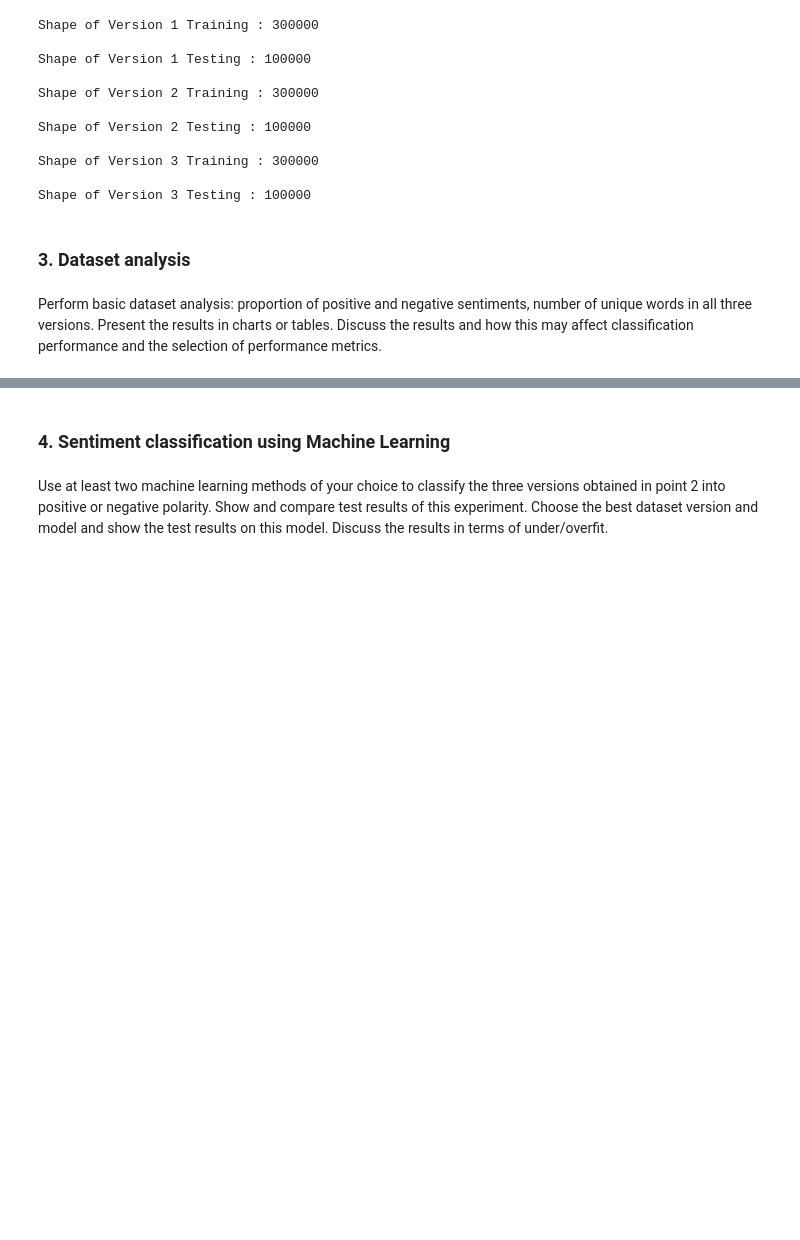
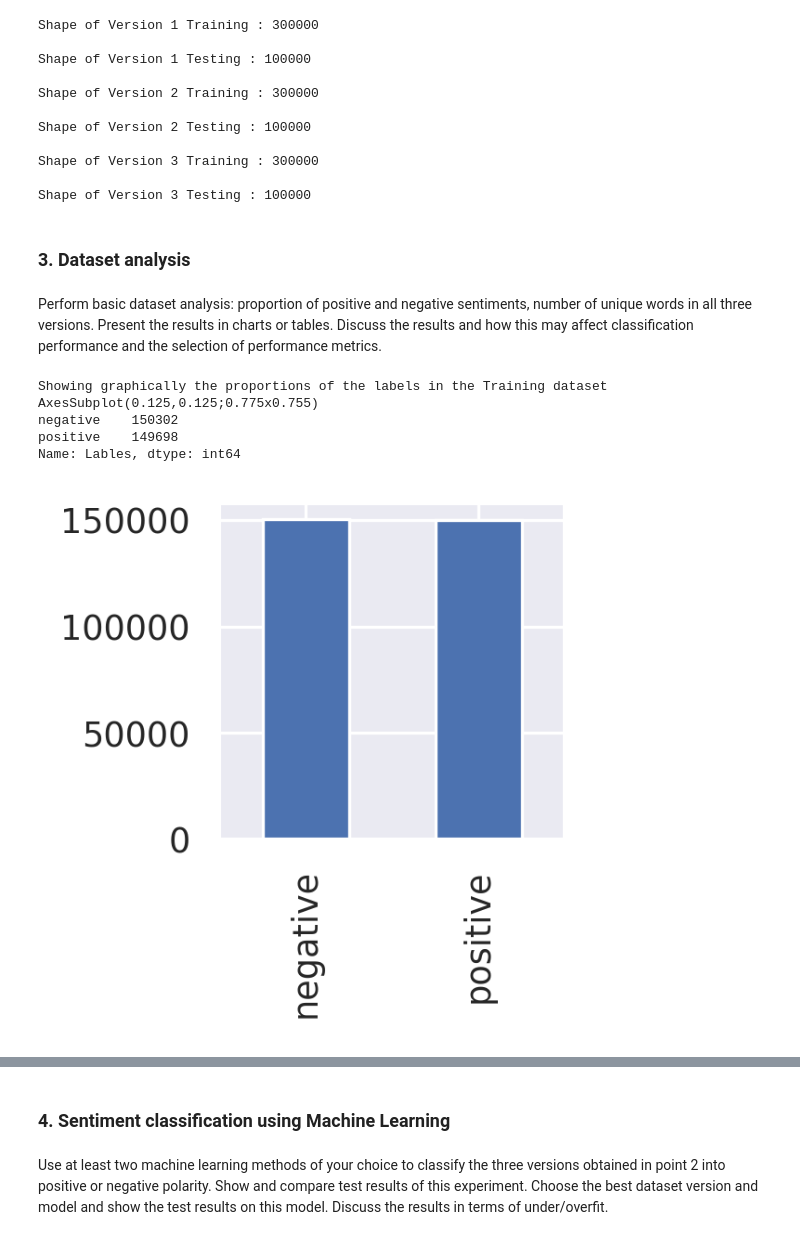
Before and after one commit to Anomaly1702/NLP_Basics, a Jupyter notebook: a1812913_Anubhav_assign1.ipynb, the cells around one changed output, grey strips where cells are left out. Saved outputs shown, nothing was run; the diff lists cells and outputs as text; code cells hidden in the pictures; blank space fills up the shorter version.

```diff
--- a/a1812913_Anubhav_assign1.ipynb
+++ b/a1812913_Anubhav_assign1.ipynb
@@ -111,3 +116,31 @@ Perform basic dataset analysis: proportion of positive and negative sentiments,
 unique words in all three versions. Present the results in charts or tables. Discuss the results
 and how this may affect classification performance and the selection of performance
 metrics.
+# %%
+# Checking proportion of Positive to negative sentiment
+import matplotlib.pyplot as plt
+import pandas as pd
+# Plot setup
+import matplotlib as mpl
+import matplotlib.pyplot as plt
+mpl.rc ( 'axes' , labelsize= 7 )
+mpl.rc ( 'xtick' , labelsize= 6 )
+mpl.rc ( 'ytick' , labelsize= 6 )
+mpl.rc ( 'figure' , dpi= 240 )
+plt.close ( 'all' )
+
+import seaborn as sns
+import plotly.express as px
+train_label_df = pd.DataFrame ( train_labels , columns = [ 'Lables' ])
+test_label_df = pd.DataFrame ( test_labels , columns = [ 'Lables' ])
+sns. set ()
+print ( "Showing graphically the proportions of the labels in the Training dataset" )
+print ( train_label_df [ 'Lables' ] .value_counts () .plot ( kind= 'bar' , figsize= ( 2 , 2 )))
+print ( train_label_df [ 'Lables' ] .value_counts ())
+# %% [output]
+Showing graphically the proportions of the labels in the Training dataset
+AxesSubplot(0.125,0.125;0.775x0.755)
+negative    150302
+positive    149698
+Name: Lables, dtype: int64
+[figure, added]
```
Also changed, not shown: parts of 9 cells of this notebook.
